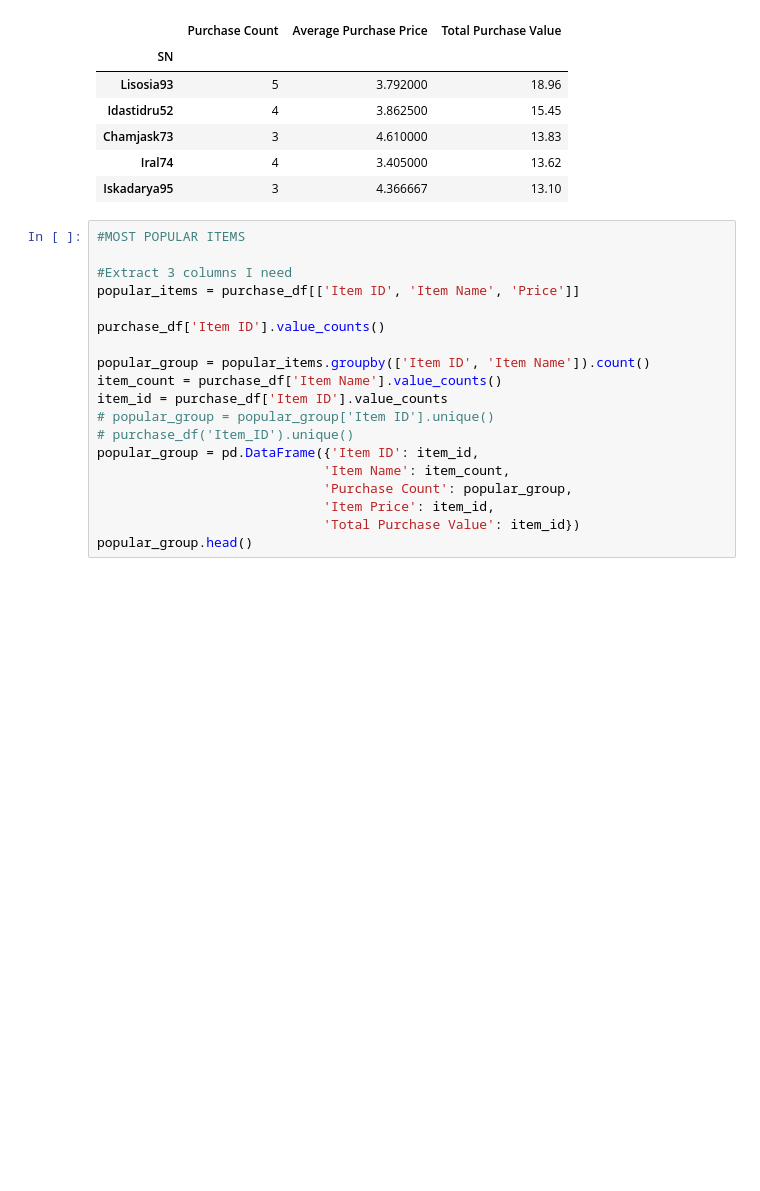
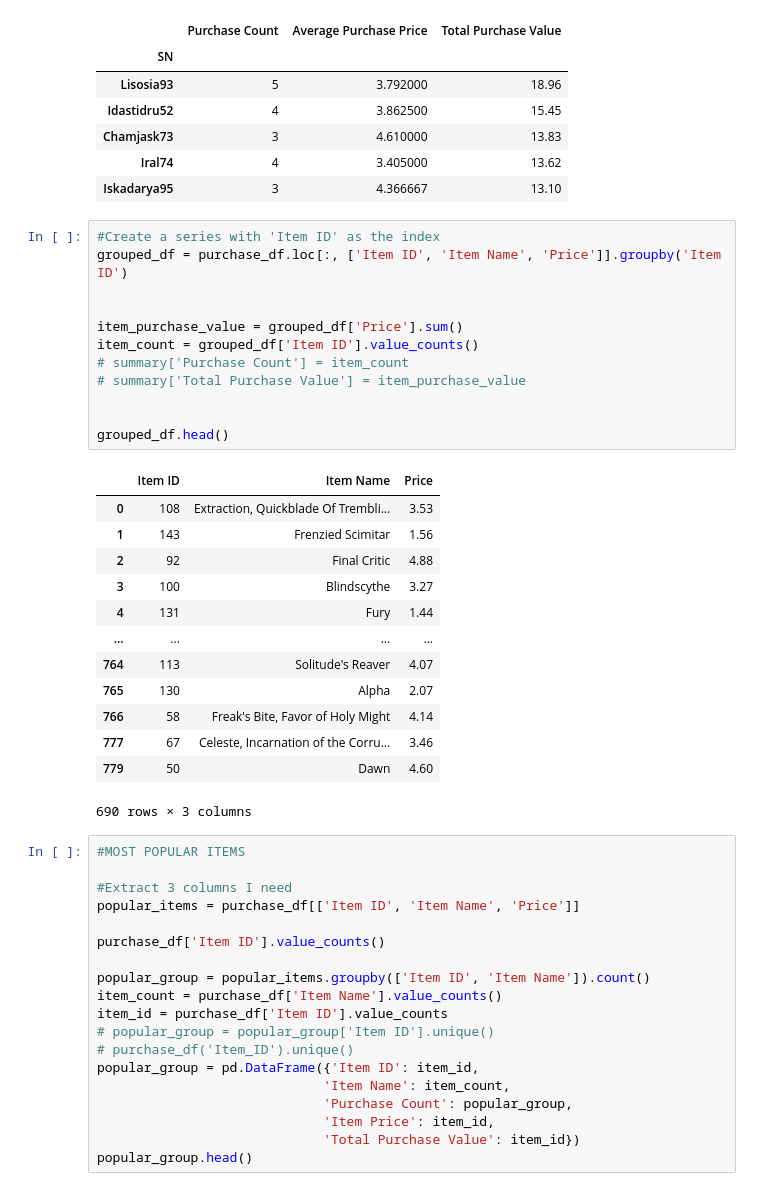
Before and after one commit to brookecrofts/BCHomework, a Jupyter notebook: pandas-challenge/HeroesOfPymoli/purchasecode.ipynb, the cells around one changed output. Saved outputs shown, nothing was run; the diff lists cells and outputs as text; blank space fills up the shorter version.

```diff
--- a/pandas-challenge/HeroesOfPymoli/purchasecode.ipynb
+++ b/pandas-challenge/HeroesOfPymoli/purchasecode.ipynb
@@ -309,6 +209,32 @@ top_spend_group.head(5)
 | Chamjask73 | 3 | 4.610000 | 13.83 |
 | Iral74 | 4 | 3.405000 | 13.62 |
 | Iskadarya95 | 3 | 4.366667 | 13.10 |
+# %%
+#Create a series with 'Item ID' as the index
+grouped_df = purchase_df.loc[:, ['Item ID', 'Item Name', 'Price']].groupby('Item ID')
+
+
+item_purchase_value = grouped_df['Price'].sum()
+item_count = grouped_df['Item ID'].value_counts()
+# summary['Purchase Count'] = item_count
+# summary['Total Purchase Value'] = item_purchase_value
+
+
+grouped_df.head()
+# %% [output]
+|  | Item ID | Item Name | Price |
+| 0 | 108 | Extraction, Quickblade Of Trembli... | 3.53 |
+| 1 | 143 | Frenzied Scimitar | 1.56 |
+| 2 | 92 | Final Critic | 4.88 |
+| 3 | 100 | Blindscythe | 3.27 |
+| 4 | 131 | Fury | 1.44 |
+| ... | ... | ... | ... |
+| 764 | 113 | Solitude's Reaver | 4.07 |
+| 765 | 130 | Alpha | 2.07 |
+| 766 | 58 | Freak's Bite, Favor of Holy Might | 4.14 |
+| 777 | 67 | Celeste, Incarnation of the Corru... | 3.46 |
+| 779 | 50 | Dawn | 4.60 |
+690 rows × 3 columns
 # %%
 #MOST POPULAR ITEMS
 
```
Also changed, not shown: parts of 11 cells of this notebook.
